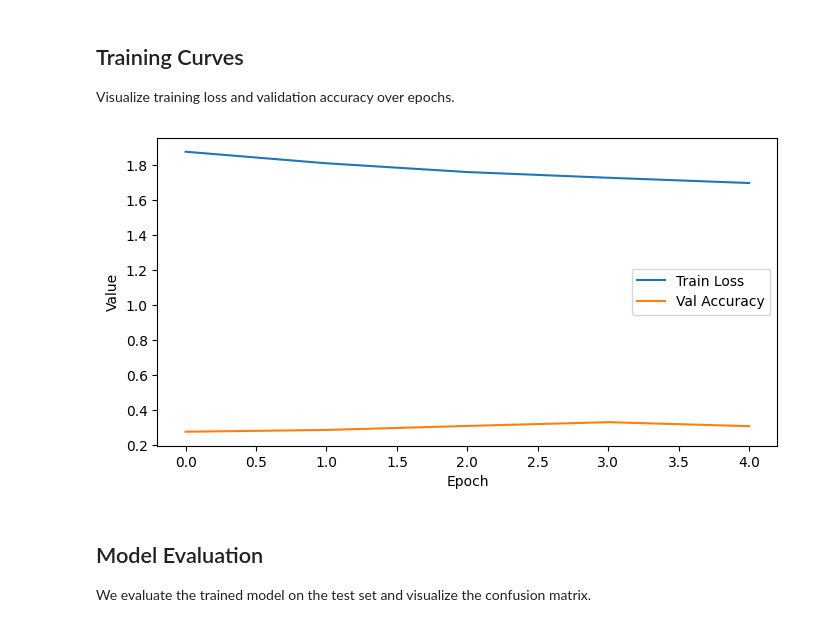
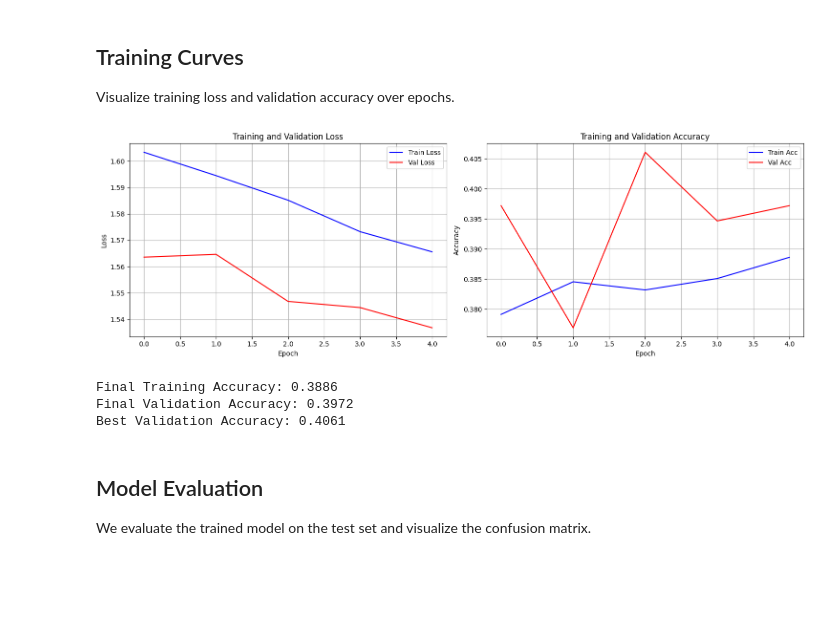
Before and after one commit to R21Rash/tea-leaf-disease-detection, a Jupyter notebook: colab/it22355478/gnn_model_colab.ipynb, the cells around one changed output. Drawn from its saved outputs; the diff is of its cells as text; code cells hidden in the pictures; blank space fills up the shorter version.

```diff
--- a/colab/it22355478/gnn_model_colab.ipynb
+++ b/colab/it22355478/gnn_model_colab.ipynb
@@ -459,15 +485,41 @@ Epoch 5/5 | Loss: 1.6983 | Train Acc: 0.3217 | Val Acc: 0.3084
 ## Training Curves
 Visualize training loss and validation accuracy over epochs.
 # %%
-plt.figure(figsize=(8,4))
-plt.plot(train_losses, label="Train Loss")
-plt.plot(val_accuracies, label="Val Accuracy")
-plt.xlabel("Epoch")
-plt.ylabel("Value")
+import matplotlib.pyplot as plt
+
+plt.figure(figsize=(15,5))
+
+# Loss
+plt.subplot(1,2,1)
+plt.plot(train_losses, label='Train Loss', color='blue')
+plt.plot(val_losses, label='Val Loss', color='red')
+plt.xlabel('Epoch')
+plt.ylabel('Loss')
+plt.title('Training and Validation Loss')
 plt.legend()
+plt.grid(True)
+
+# Accuracy
+plt.subplot(1,2,2)
+plt.plot(train_accs, label='Train Acc', color='blue')
+plt.plot(val_accuracies, label='Val Acc', color='red')
+plt.xlabel('Epoch')
+plt.ylabel('Accuracy')
+plt.title('Training and Validation Accuracy')
+plt.legend()
+plt.grid(True)
+
+plt.tight_layout()
 plt.show()
+
+print(f"Final Training Accuracy: {train_accs[-1]:.4f}")
+print(f"Final Validation Accuracy: {val_accuracies[-1]:.4f}")
+print(f"Best Validation Accuracy: {best_val_acc:.4f}")
 # %% [output]
-[figure, old version]
+[figure, new version]
+Final Training Accuracy: 0.3886
+Final Validation Accuracy: 0.3972
+Best Validation Accuracy: 0.4061
 # %% [markdown]
 ## Model Evaluation
 We evaluate the trained model on the test set and visualize the confusion matrix.
```
Also changed, not shown: parts of 8 cells of this notebook.
